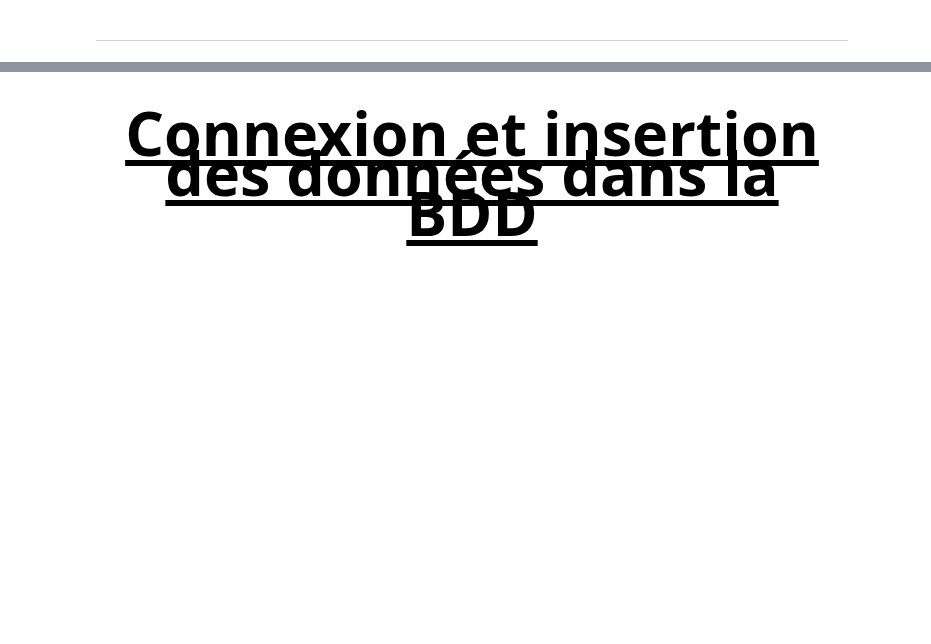
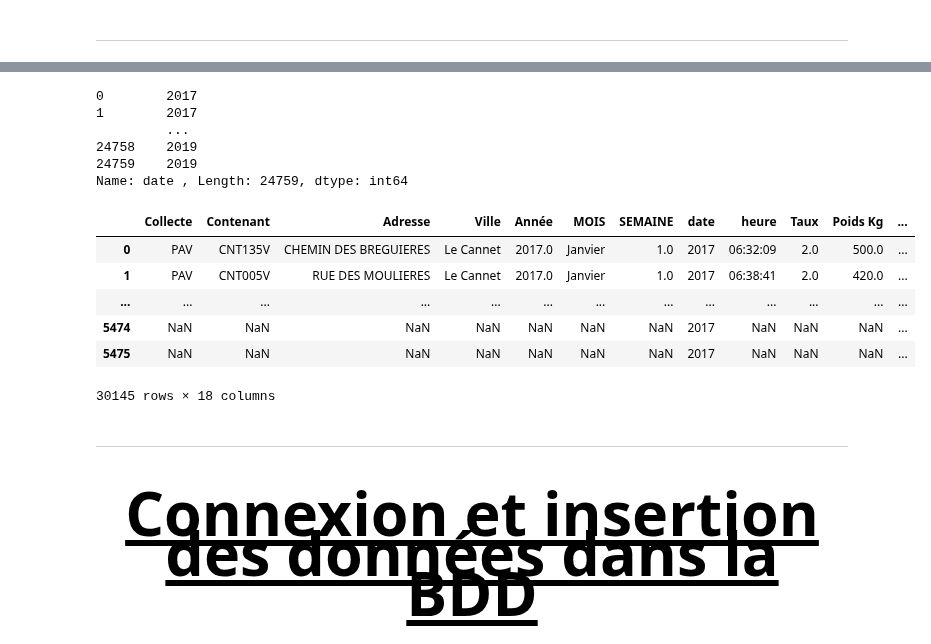
Before and after one commit to niryras/Cliink_Equipe2, a Jupyter notebook: jupyter/df2.ipynb, the cells around one changed output, grey strips where cells are left out. Cells and saved outputs as stored; diff of their text form; code cells hidden in the pictures; blank space fills up the shorter version.

```diff
--- a/jupyter/df2.ipynb
+++ b/jupyter/df2.ipynb
@@ -1084,3 +1147,28 @@ Nous pouvons procéder à l'intégration des données dans la base de données.
+# %%
+edit = données_collecte[données_collecte['date '].notna()]
+edit_date = pd.to_datetime(edit['date ']).dt.year
+edit_date
+# %% [output]
+0        2017
+1        2017
+         ...
+24758    2019
+24759    2019
+Name: date , Length: 24759, dtype: int64
+# %%
+données_collecte['date '] = edit_date
+données_collecte.delete(columns)
+données_collecte
+# %% [output]
+|  | Collecte | Contenant | Adresse | Ville | Année | MOIS | SEMAINE | date | heure | Taux | Poids Kg | ... |
+| 0 | PAV | CNT135V | CHEMIN DES BREGUIERES | Le Cannet | 2017.0 | Janvier | 1.0 | 2017 | 06:32:09 | 2.0 | 500.0 | ... |
+| 1 | PAV | CNT005V | RUE DES MOULIERES | Le Cannet | 2017.0 | Janvier | 1.0 | 2017 | 06:38:41 | 2.0 | 420.0 | ... |
+| ... | ... | ... | ... | ... | ... | ... | ... | ... | ... | ... | ... | ... |
+| 5474 | NaN | NaN | NaN | NaN | NaN | NaN | NaN | 2017 | NaN | NaN | NaN | ... |
+| 5475 | NaN | NaN | NaN | NaN | NaN | NaN | NaN | 2017 | NaN | NaN | NaN | ... |
+30145 rows × 18 columns
+# %% [markdown]
+---
 # %% [markdown]
 # <p style="font-family: serif; font-size:2.2em; text-align: center;"><u>Connexion et insertion des données dans la BDD</u></p>
 # %% [markdown]
```
Also changed, not shown: parts of 15 cells of this notebook, 4 other files.
